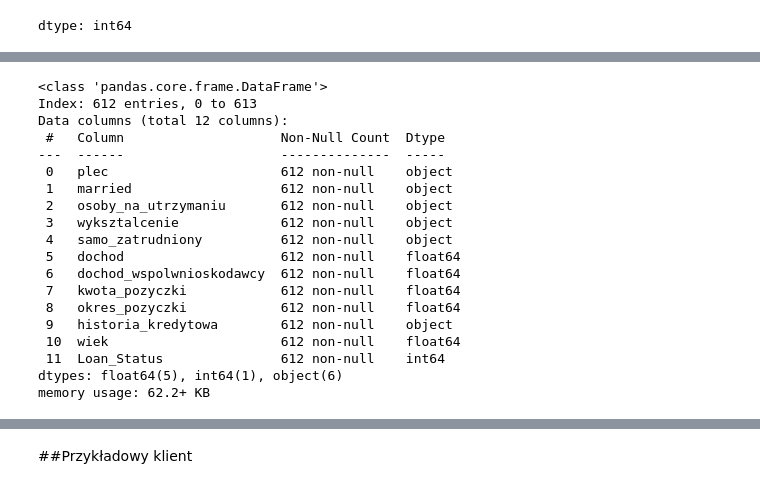
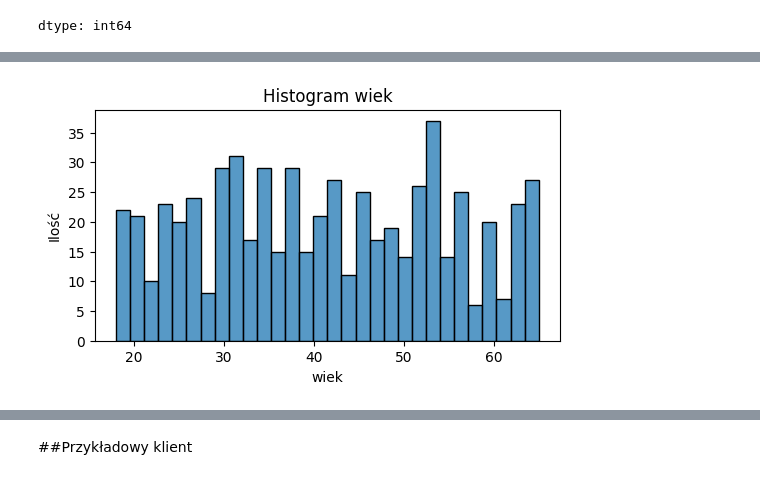
Before and after one commit to rybinski92/ml_credit_project, a Jupyter notebook: prezentacja_ML.ipynb, the cells around one changed output, grey strips where cells are left out. Drawn from its saved outputs; the diff is of its cells as text; code cells hidden in the pictures.

```diff
--- a/prezentacja_ML.ipynb
+++ b/prezentacja_ML.ipynb
@@ -170,3 +196,12 @@ data.describe().T
+# %%
+plt.figure(figsize=(6,3))
+sns.histplot(data['wiek'], bins=30)
+plt.title('Histogram wiek')
+plt.xlabel('wiek')
+plt.ylabel('Ilość')
+plt.show()
+# %% [output]
+[figure, added]
 # %%
 # for i in num_features:
 #   plt.figure(figsize=(10,6))
@@ -188,22 +212,0 @@ data[num_features] = imputer.fit_transform(data[num_features])
-# %%
-data.info()
-# %% [output]
-<class 'pandas.core.frame.DataFrame'>
-Index: 612 entries, 0 to 613
-Data columns (total 12 columns):
- #   Column                    Non-Null Count  Dtype
----  ------                    --------------  -----
- 0   plec                      612 non-null    object
- 1   married                   612 non-null    object
- 2   osoby_na_utrzymaniu       612 non-null    object
- 3   wyksztalcenie             612 non-null    object
- 4   samo_zatrudniony          612 non-null    object
- 5   dochod                    612 non-null    float64
- 6   dochod_wspolwnioskodawcy  612 non-null    float64
- 7   kwota_pozyczki            612 non-null    float64
- 8   okres_pozyczki            612 non-null    float64
- 9   historia_kredytowa        612 non-null    object
- 10  wiek                      612 non-null    float64
- 11  Loan_Status               612 non-null    int64
-dtypes: float64(5), int64(1), object(6)
-memory usage: 62.2+ KB
```
Also changed, not shown: parts of 67 cells of this notebook.
